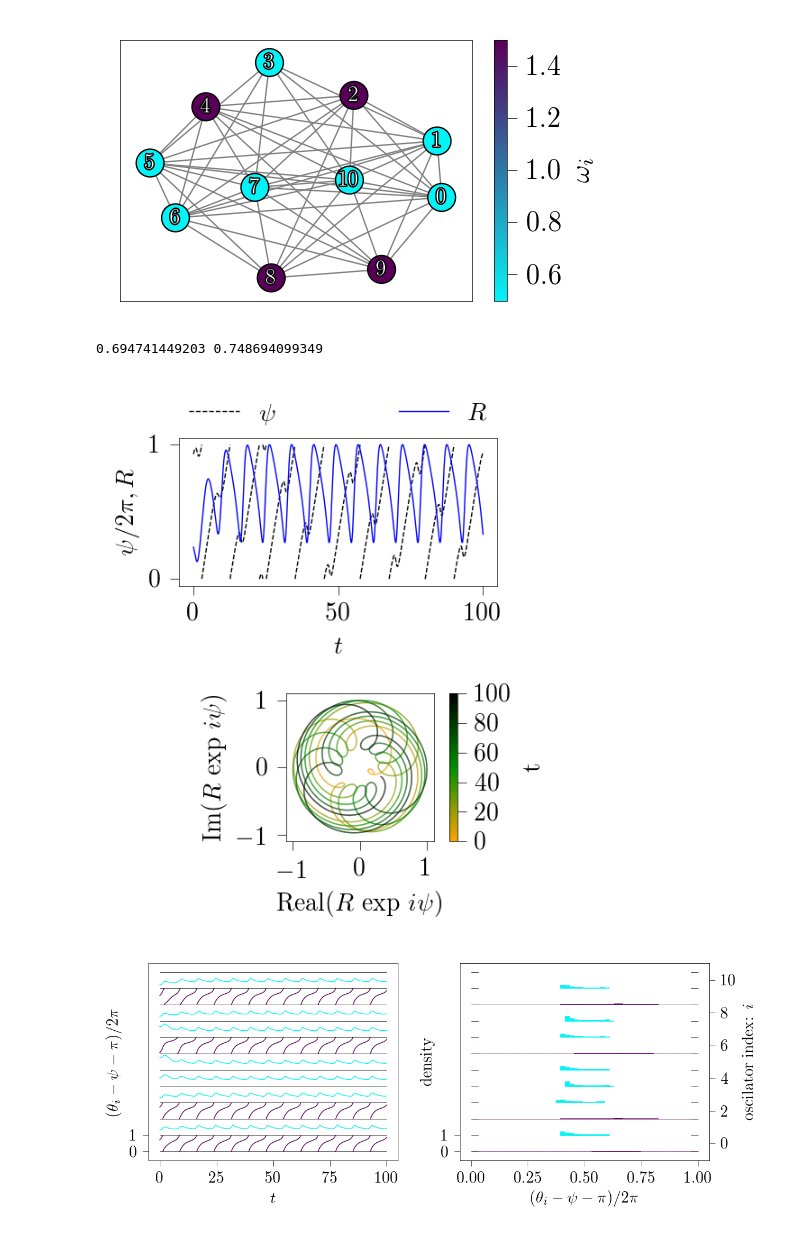
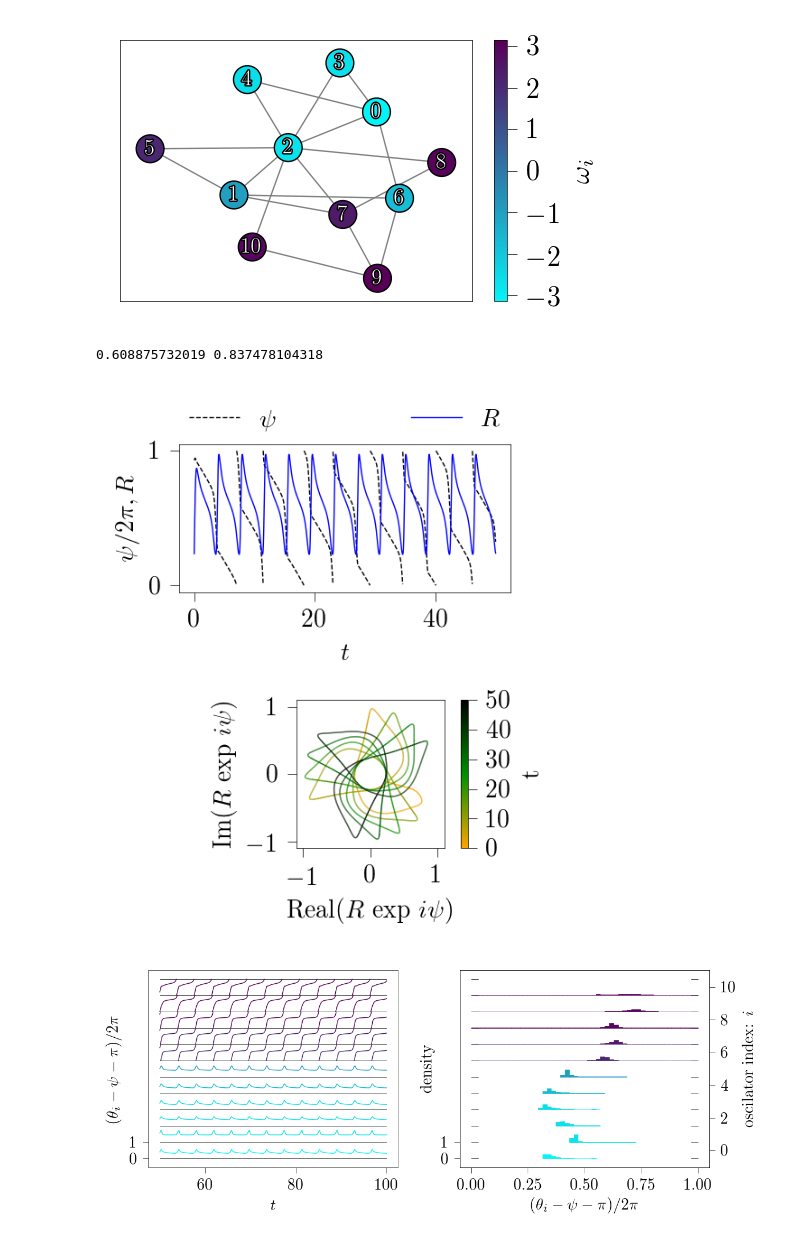
Before and after one commit to cbnfreitas/kuramoto_model_integrate_and_plot, a Jupyter notebook: run_integrate_measure_and_plot.ipynb, the cells around one changed output. Cells and saved outputs as stored; diff of their text form; code cells hidden in the pictures.

Commit message:
Adding example to generate network setup and delay

```diff
--- a/run_integrate_measure_and_plot.ipynb
+++ b/run_integrate_measure_and_plot.ipynb
@@ -14,38 +14,38 @@ from network_of_oscillators_plot_utils import *
 # %%
 # Reading natural frequencies of vertices w and edges of the coupling graph E, and setting the kuramotoModel.
 
-w=np.loadtxt('parameters/N0011_C001.Freq')
-E=np.loadtxt('parameters/N0011_ER002_001.Net')
-kuramotoModel=KuramotoModel(w, E, c = 0.5)
+w=np.loadtxt('parameters/N0011_U001.Freq')
+E=np.loadtxt('parameters/N0011_BA002_001.net')
+kuramotoModel=KuramotoModel(w, E, c = 7.5)
 # %%
 fig, ax = plt.subplots(figsize=(one_column_figure_size * golden_ration,one_column_figure_size))
 plot_coupling_graph(E, w, ax)
 plt.tight_layout()
 # plt.savefig("tex_example\\graph.pdf")
 # %% [output]
-[figure, old version]
+[figure, new version]
 # %%
 theta0=np.loadtxt('parameters/N0011_R001.Ic')
-out=integrate_and_measure(kuramotoModel, theta0, tf=200)
+out=integrate_and_measure(kuramotoModel, theta0, tf=100)
 print(out['mean_r'], out['partial_sync'])
 t, theta, r, psi = unpack_print(out)
 # %% [output]
-0.694741449203 0.748694099349
+0.608875732019 0.837478104318
 # %%
 fig, ((ax1, ax2)) = plt.subplots(2, 1, figsize=( 2.75, 3))
 
-tlim = [0, 100]
+tlim = [0, 50]
 plot_r_psi(t, r, psi, tlim = tlim, ax=ax1)
 legend = ax1.legend(bbox_to_anchor=(0., 1.02, 1., .102), loc=3,
            ncol=2, mode="expand", borderaxespad=0., frameon=False)
 
 plot_r_exp_psi(t, r, psi, tlim = tlim, ax=ax2)
 
 plt.tight_layout()
 
-# plt.savefig("tex_example\\orderParameter.pdf")
+plt.savefig("tex_example\\orderParameter.pdf")
 # %% [output]
-[figure, old version]
+[figure, new version]
 # %%
 # plot_phase_minus_psi(t, theta, psi)
 # plot_phase_minus_psi_histogram(theta, psi)
@@ -53,7 +53,7 @@ plt.tight_layout()
 fig, ((ax1, ax2)) = plt.subplots(1, 2, figsize=(6,2.5))
 # sel = [0, 2, 6, 9, 3, 4]
 
-plot_phase_minus_psi(t, theta, psi, tlim = [0,100],
+plot_phase_minus_psi(t, theta, psi, tlim = [50,100],
                     color = frequency_to_color(w),
 #                     sel = sel,
                     shift_axis = True,
@@ -69,4 +69,4 @@ plot_phase_minus_psi_histogram(theta, psi,
 plt.tight_layout()
 # plt.savefig("tex_example\\phaseVariables.pdf")
 # %% [output]
-[figure, old version]
+[figure, new version]
```
Also changed, not shown: parts of 4 cells of this notebook, 8 other files.
